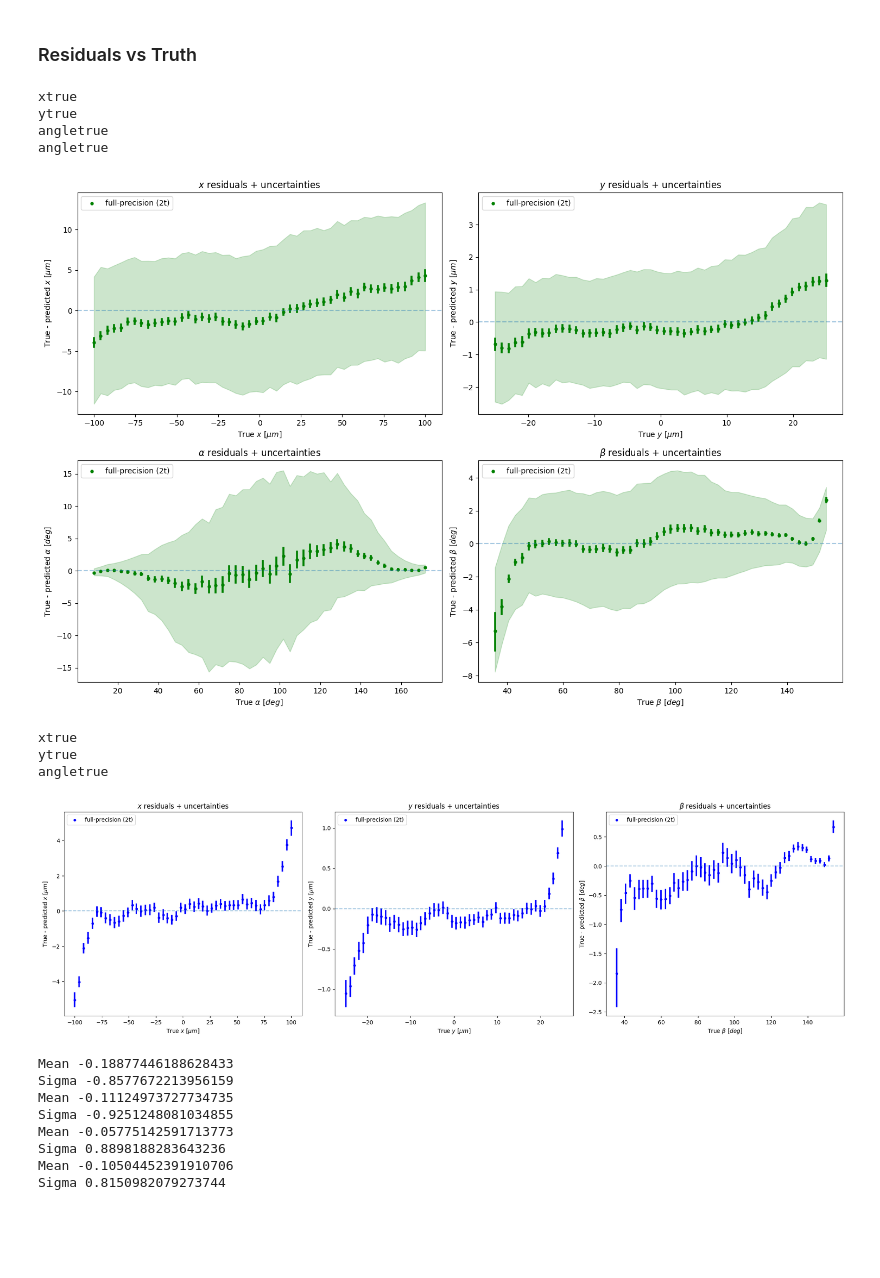
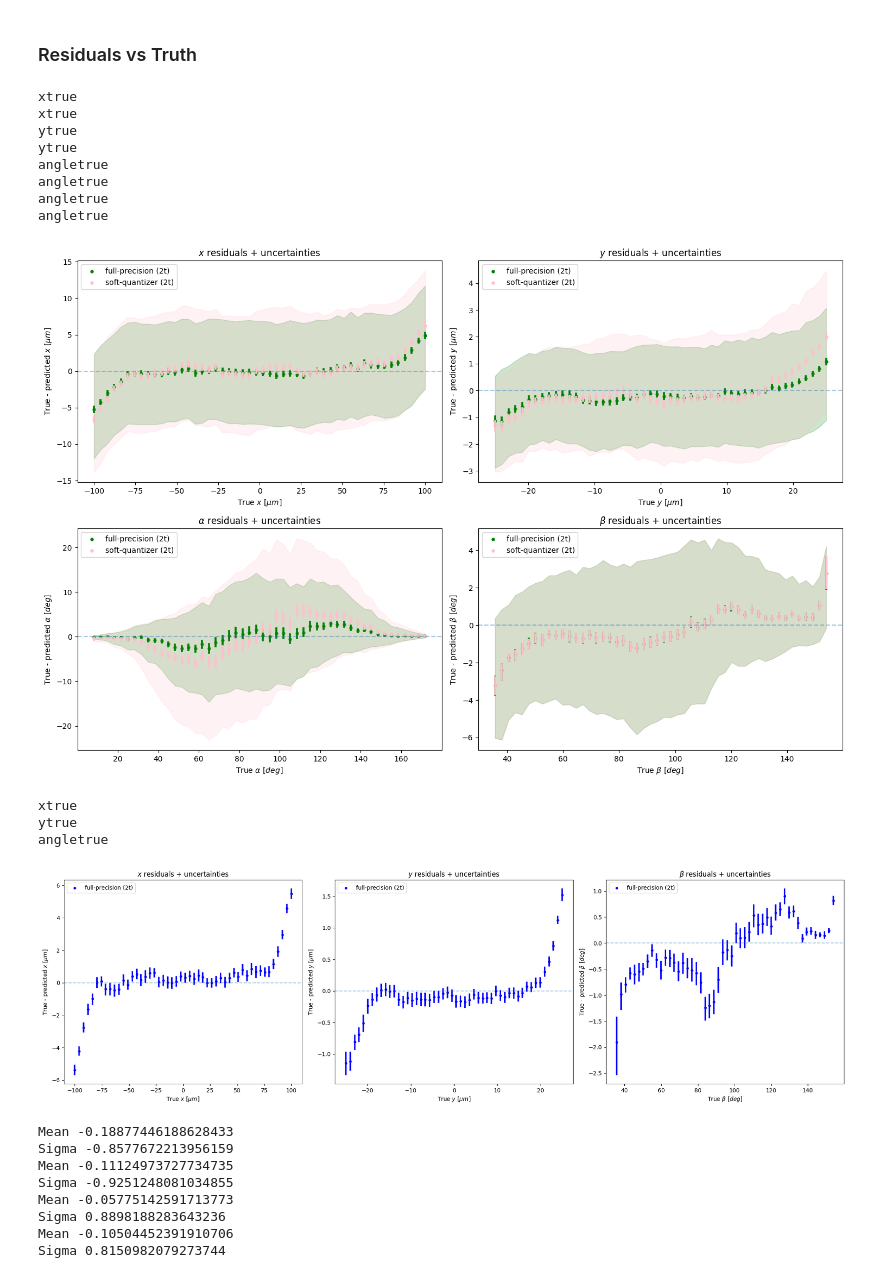
Before and after one commit to davidgjiang/smart-pixels-ml, a Jupyter notebook: performance_plots.ipynb, the cells around one changed output. Drawn from its saved outputs; the diff is of its cells as text; code cells hidden in the pictures; blank space fills up the shorter version.

```diff
--- a/performance_plots.ipynb
+++ b/performance_plots.ipynb
@@ -5,7 +5,8 @@ import matplotlib.pyplot as plt
 import seaborn as sns
 from scipy.optimize import curve_fit
 # %%
-df_1 = pd.read_parquet(f'/home/dajiang/smart-pixels-ml/processed_parquets/dataset_3src_16x16_50x12P5/20t-mlp_SLIM-vars.parquet')
+df_1 = pd.read_parquet(f'/home/dajiang/smart-pixels-ml/processed_parquets/dataset_3src_16x16_50x12P5/2t-mlp_FULL-vars.parquet')
+df_2 = pd.read_parquet(f'/home/dajiang/smart-pixels-ml/processed_parquets/dataset_3src_16x16_50x12P5/2t-mlp_FULL-soft_quantizer-vars.parquet')
 # %% [markdown]
 ### Residuals + Uncertainties Comparison
 # %%
@@ -92,35 +93,43 @@ def residual_plot_deg(ax, thisdf, var1, var2, name, color, label=None, scaling=1
 fig, ax = plt.subplots(2,2, figsize=(15,10))
 
 residual_plot(ax[0,0], df_1, 'xtrue', 'x', label='full-precision (2t)', name=r'$x$ $[\mu m]$', color='green', scaling=99.1906681423022)
+residual_plot(ax[0,0], df_2, 'xtrue', 'x', label='soft-quantizer (2t)', name=r'$x$ $[\mu m]$', color='pink', scaling=99.1906681423022)
 ax[0,0].axhline(alpha=0.4, ls='dashed')
 ax[0,0].set_title(r'$x$ residuals + uncertainties')
 ax[0,0].legend(loc='upper left')
 
 residual_plot(ax[0,1], df_1, 'ytrue', 'y', label='full-precision (2t)', name=r'$y$ $[\mu m]$', color='green', scaling=24.80357256924443)
+residual_plot(ax[0,1], df_2, 'ytrue', 'y', label='soft-quantizer (2t)', name=r'$y$ $[\mu m]$', color='pink', scaling=24.80357256924443)
 ax[0,1].axhline(alpha=0.4, ls='dashed')
 ax[0,1].set_title(r'$y$ residuals + uncertainties')
 ax[0,1].legend(loc='upper left')
 
 residual_plot_deg(ax[1,0], df_1, 'cotAtrue', 'cotA', label='full-precision (2t)', name=r'$\alpha$ $[deg]$', color='green', scaling=6.536435788653136)
+residual_plot_deg(ax[1,0], df_2, 'cotAtrue', 'cotA', label='soft-quantizer (2t)', name=r'$\alpha$ $[deg]$', color='pink', scaling=6.536435788653136)
 ax[1,0].axhline(alpha=0.4, ls='dashed')
 ax[1,0].set_title(r'$\alpha$ residuals + uncertainties')
 ax[1,0].legend(loc='upper left')
 
-residual_plot_deg(ax[1,1], df_1, 'cotBtrue', 'cotB', label='full-precision (2t)', name=r'$\beta$ $[deg]$', color='green', scaling=1.885160054237276)
+residual_plot_deg(ax[1,1], df_2, 'cotBtrue', 'cotB', label='full-precision (2t)', name=r'$\beta$ $[deg]$', color='green', scaling=1.885160054237276)
+residual_plot_deg(ax[1,1], df_2, 'cotBtrue', 'cotB', label='soft-quantizer (2t)', name=r'$\beta$ $[deg]$', color='pink', scaling=1.885160054237276)
 ax[1,1].axhline(alpha=0.4, ls='dashed')
 ax[1,1].set_title(r'$\beta$ residuals + uncertainties')
 ax[1,1].legend(loc='upper left')
 
 fig.tight_layout(pad=1.0)
 #fig.legend(title='Sensor Geometry [$\mu m^3$]', loc='upper center', ncol=7, bbox_to_anchor=(0.5, 1.03))
 #fig.savefig(f'plots/dataset_3src_16x16_plots/performance/residuals_vs_truth-{ts}t-{model}.png',  bbox_inches='tight', dpi=300)
 fig.show()
 # %% [output]
 xtrue
+xtrue
+ytrue
 ytrue
 angletrue
 angletrue
+angletrue
+angletrue
-[figure, old version]
+[figure, new version]
 # %%
 fig, ax = plt.subplots(1,3, figsize=(20,6))
 
@@ -147,7 +156,7 @@ fig.show()
 xtrue
 ytrue
 angletrue
-[figure, old version]
+[figure, new version]
 # %%
 def gauss(x, A, mu, sigma):
     return A * np.exp(-(x - mu) ** 2 / (2 * sigma ** 2))
```
Also changed, not shown: 3 other files.
